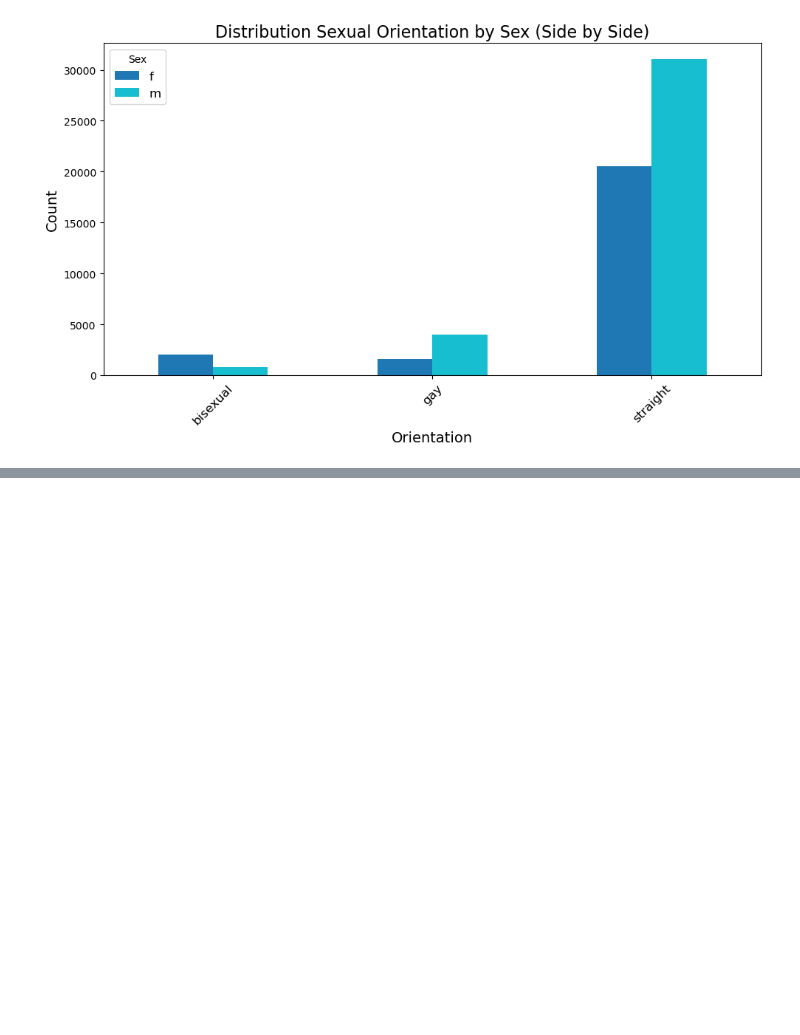
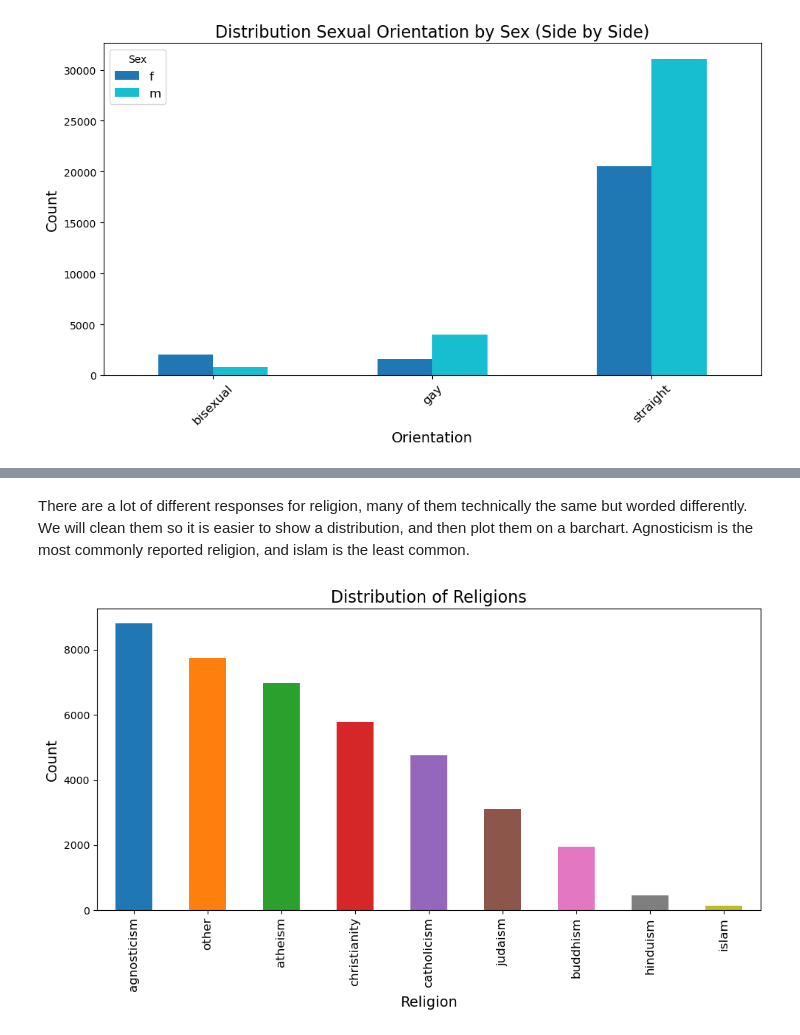
Before and after one commit to Kyloni417/OkCupid-Date-a-Scientist, a Jupyter notebook: date-a-scientist.ipynb, the cells around one changed output, grey strips where cells are left out. Cells and saved outputs as stored; diff of their text form; code cells hidden in the pictures; blank space fills up the shorter version.

```diff
--- a/date-a-scientist.ipynb
+++ b/date-a-scientist.ipynb
@@ -468,0 +506,16 @@ plt.show()
+# %% [markdown]
+There are a lot of different responses for religion, many of them technically the same but worded differently.  We will clean them so it is easier to show a distribution, and then plot them on a barchart.  Agnosticism is the most commonly reported religion, and islam is the least common.
+# %%
+profiles['religionCleaned'] = profiles.religion.str.split().str.get(0)
+religionCleaned_counts = profiles['religionCleaned'].value_counts()
+
+plt.figure(figsize=(10, 6))
+religionCleaned_counts.plot(kind='bar', color=plt.cm.tab10.colors)
+plt.title('Distribution of Religions', fontsize=16)
+plt.xlabel('Religion', fontsize=14)
+plt.ylabel('Count', fontsize=14)
+plt.xticks(rotation=90, fontsize=12)
+plt.tight_layout()
+plt.show()
+# %% [output]
+[figure, added]
```
Also changed, not shown: parts of 10 cells of this notebook.
